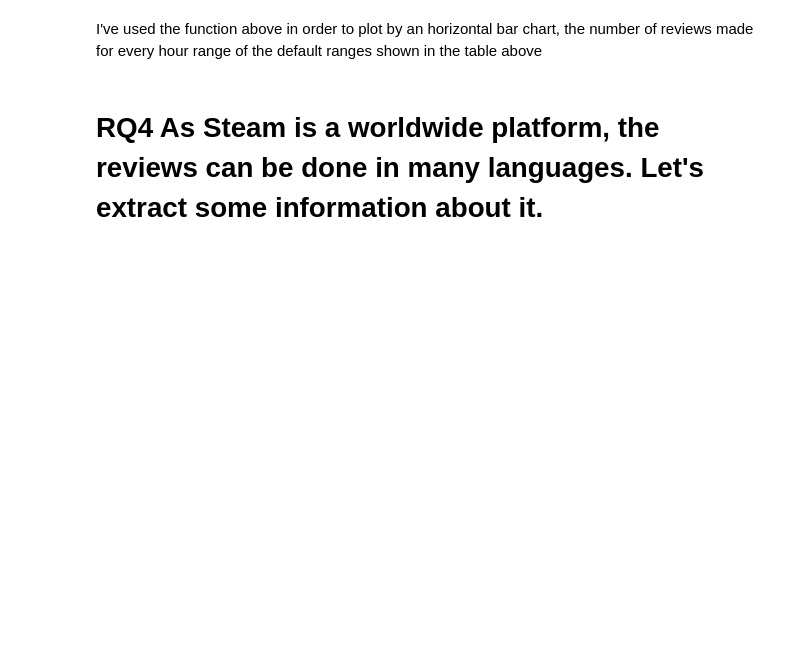
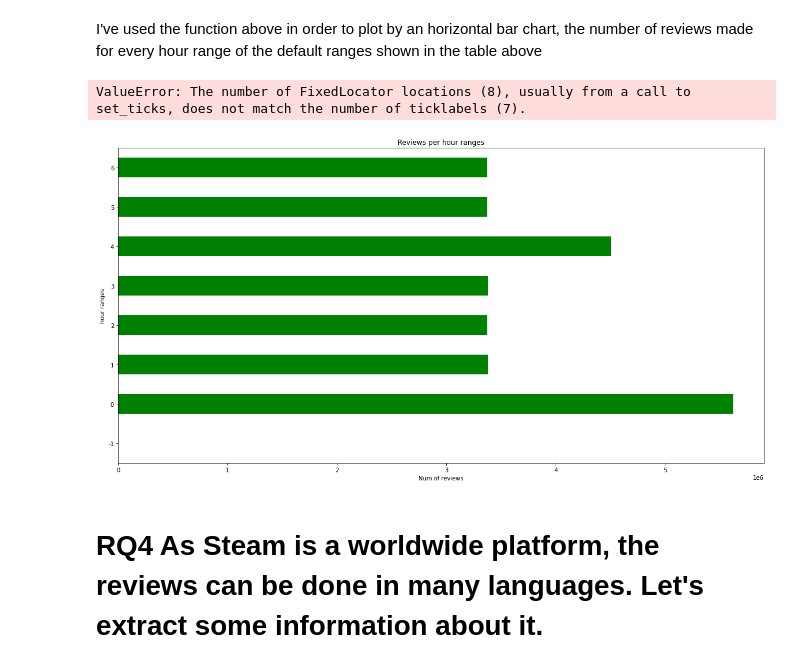
Before and after one commit to PliniLeonardo/ADM_homework2, a Jupyter notebook: Homework.ipynb, the cells around one changed output. Cells and saved outputs as stored; diff of their text form; code cells hidden in the pictures; blank space fills up the shorter version.

```diff
--- a/Homework.ipynb
+++ b/Homework.ipynb
@@ -5,38 +3,3 @@
-# %%
-def read_csv_with_time(path, time_fields, n_rows=None, usecols=None):
-    '''
-      This function reads a csv and returns a dataframe considering only the first n_rows rows
-      and transforming the indicated time_fields from timestamp(seconds) in datetime objects
-
-      Arguments
-      _________
-        path: str
-          The path where the file is located
-        time_fields: List[str]
-          A list of the fields to be converted in datetime
-        n_rows: int
-          The number of rows to be considered
-        usecols: List[str]
-          The list of the columns to be loaded
-      Returns
-      _______
-        a pandas dataframe containing the processed file
-    '''
-
-    return pd.read_csv(path, header='infer', nrows=n_rows,
-        parse_dates= [tf for tf in time_fields], date_parser=lambda x: pd.to_datetime(x, unit='s'), usecols=usecols)
-
-
-def get_integer_ranges(ranges):
-    return [(tuple(int(data) for data in x[0].split(':')), tuple(int(data) for data in x[1].split(':'))) for x in ranges]
-
-def get_integer_range_index(tuple_hour, integer_ranges):
-    # (ore, minuti, secondi) [((ore, minuti, secondi), (ore, minuti, secondi)), ... ]
-    for i in range(len(integer_ranges)):
-        min_r, max_r = integer_ranges[i]
-        if tuple_hour >= min_r and tuple_hour <= max_r:
-            return i
-    return -1
 # %% [markdown]
 ### Usefull libraries
 # %%
@@ -329,7 +234,7 @@ I'll use the already loaded-in-memory dataset (in the variable df) in order to m
 The results are printed with a formatted string
 # %%
 from datetime import datetime
-df = read_csv_with_time(fname, ['timestamp_created'], n_rows=10e6, usecols=['timestamp_created'])
+df = read_csv_with_time('combinato_finale.csv', ['timestamp_created'], n_rows=10e6, usecols=['timestamp_created'])
 
 # Converting the timestamps in tuples made by hours and minutes
 timed = df.timestamp_created.apply(lambda x: (x.hour, x.minute))
@@ -351,8 +256,9 @@ FileNotFoundError: [Errno 2] No such file or directory: '/content/drive/MyDrive/
 # %% [markdown]
 The function required is the following and returns a pd.Series where the index are the index of the corresponding hour range and the values are the number of reviews made in that range
 # %%
-def new_bis(ranges, ds=fname, n_rows=1e6):
-    df = read_csv_with_time(ds, ['timestamp_created'], n_rows, usecols=['timestamp_created'])
+fname='combinato_finale.csv'
+def new_bis(ranges, ds=fname):
+    df = read_csv_with_time(ds, ['timestamp_created'], usecols=['timestamp_created'])
     ranges_int = get_integer_ranges(ranges)
     ranged = df.timestamp_created.apply(lambda x: get_integer_range_index((x.hour, x.minute, x.second), ranges_int))
     ranged = ranged.groupby(ranged).count()
@@ -362,14 +268,17 @@ def new_bis(ranges, ds=fname, n_rows=1e6):
 # %% [markdown]
 I've used the function above in order to plot by an horizontal bar chart, the number of reviews made for every hour range of the default ranges shown in the table above
 # %%
-ret = new_bis(def_ranges, n_rows=30e6)
+ret = new_bis(def_ranges)
 plt.figure(figsize=(20,10))
 ax = ret.plot(kind="barh", color='green')
 ax.set_title("Reviews per hour ranges")
 ax.set_ylabel("hour ranges")
 ax.set_xlabel("Num of reviews")
 ax.set_yticklabels(def_ranges)
 ax.grid(b=True, color='grey', linestyle='-.', linewidth=0.5, alpha=0.2)
+# %% [output]
+ValueError: The number of FixedLocator locations (8), usually from a call to set_ticks, does not match the number of ticklabels (7).
+[figure, added]
 # %% [markdown]
 # RQ4 As Steam is a worldwide platform, the reviews can be done in many languages. Let's extract some information about it.
 # %% [markdown]
```
Also changed, not shown: parts of 44 cells of this notebook.
